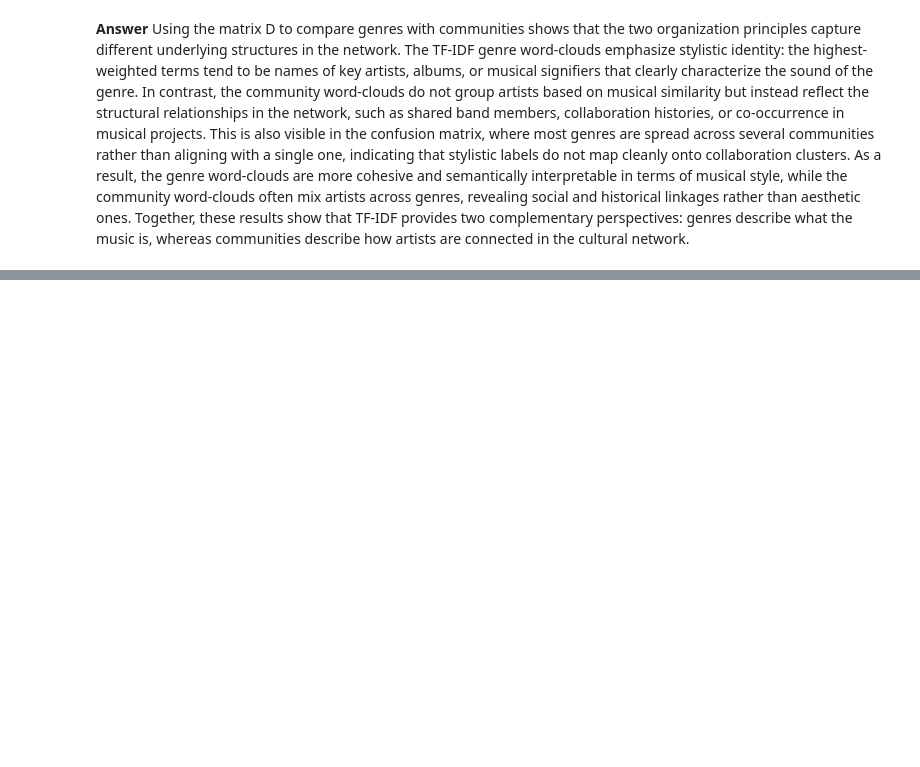
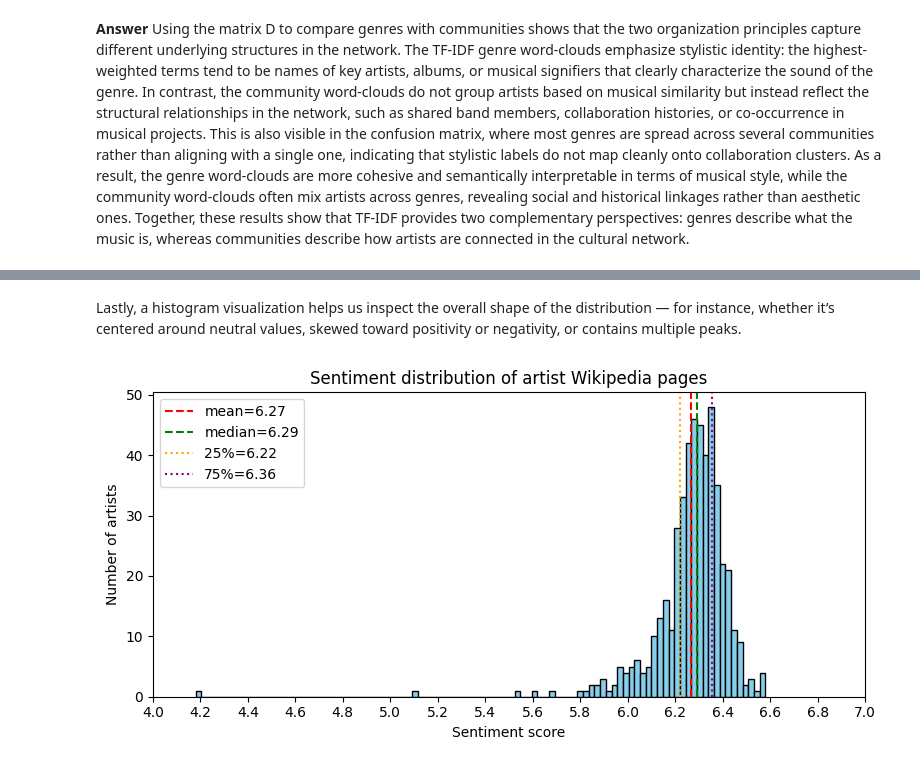
Before and after one commit to Emmsiiii/Assignment-2---02805-Social-Graphs-and-Interactions, a Jupyter notebook: Assignment-2.ipynb, the cells around one changed output, grey strips where cells are left out. Drawn from its saved outputs; the diff is of its cells as text; code cells hidden in the pictures; blank space fills up the shorter version.

```diff
--- a/Assignment-2.ipynb
+++ b/Assignment-2.ipynb
@@ -629,0 +750,26 @@ wordcloud(first_genre, genre_tfidf[first_genre], "Genre")
+# %%
+# --- Overall sentiment statistics and visualization ---
+
+import numpy as np
+import matplotlib.pyplot as plt
+import math
+
+# collect valid sentiment scores
+all_scores = np.array([v for v in artist_sentiment.values() if not math.isnan(v)])
+
+# descriptive stats
+mean_sent = float(np.mean(all_scores))
+median_sent = float(np.median(all_scores))
+var_sent = float(np.var(all_scores))
+std_sent = float(np.std(all_scores))
+p25 = float(np.percentile(all_scores, 25))
+p75 = float(np.percentile(all_scores, 75))
+
+# print summary
+print(f"\n# artists with sentiment: {len(all_scores)}")
+print(f"mean     : {mean_sent:.3f}")
+print(f"median   : {median_sent:.3f}")
+print(f"variance : {var_sent:.3f}")
+print(f"std dev  : {std_sent:.3f}")
+print(f"25th perc: {p25:.3f}")
+print(f"75th perc: {p75:.3f}")
@@ -629,0 +826,20 @@ wordcloud(first_genre, genre_tfidf[first_genre], "Genre")
+# %% [markdown]
+Lastly, a histogram visualization helps us inspect the overall shape of the distribution — for instance, whether it’s centered around neutral values, skewed toward positivity or negativity, or contains multiple peaks.
+# %%
+# histogram
+plt.figure(figsize=(8,4))
+plt.hist(all_scores, bins=100, color="skyblue", edgecolor="black")
+plt.axvline(mean_sent,   color="red", linestyle="--", label=f"mean={mean_sent:.2f}")
+plt.axvline(median_sent, color="green", linestyle="--", label=f"median={median_sent:.2f}")
+plt.axvline(p25,         color="orange", linestyle=":",  label=f"25%={p25:.2f}")
+plt.axvline(p75,         color="purple", linestyle=":",  label=f"75%={p75:.2f}")
+plt.xlim(4, 7)
+plt.xticks(np.arange(4, 7.1, 0.2))
+plt.title("Sentiment distribution of artist Wikipedia pages")
+plt.xlabel("Sentiment score")
+plt.ylabel("Number of artists")
+plt.legend()
+plt.tight_layout()
+plt.show()
+# %% [output]
+[figure, added]
```
Also changed, not shown: parts of 25 cells of this notebook.
